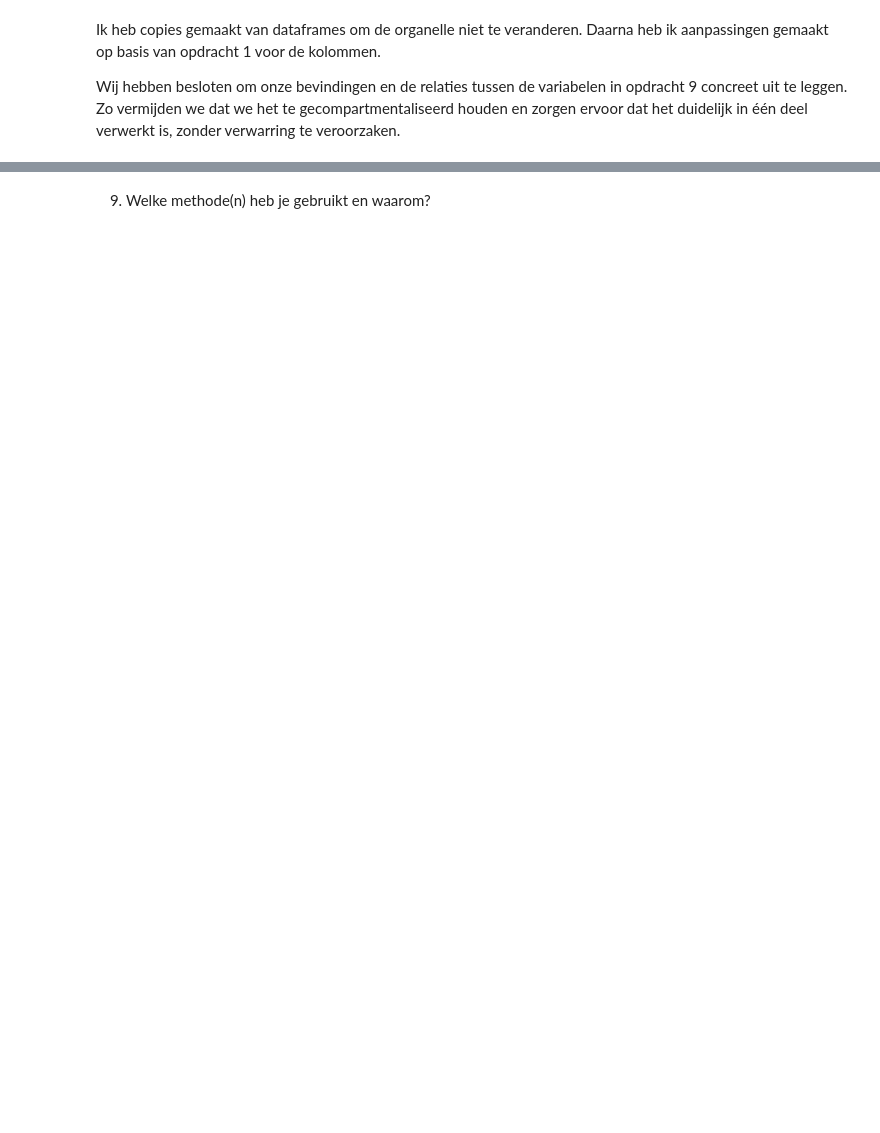
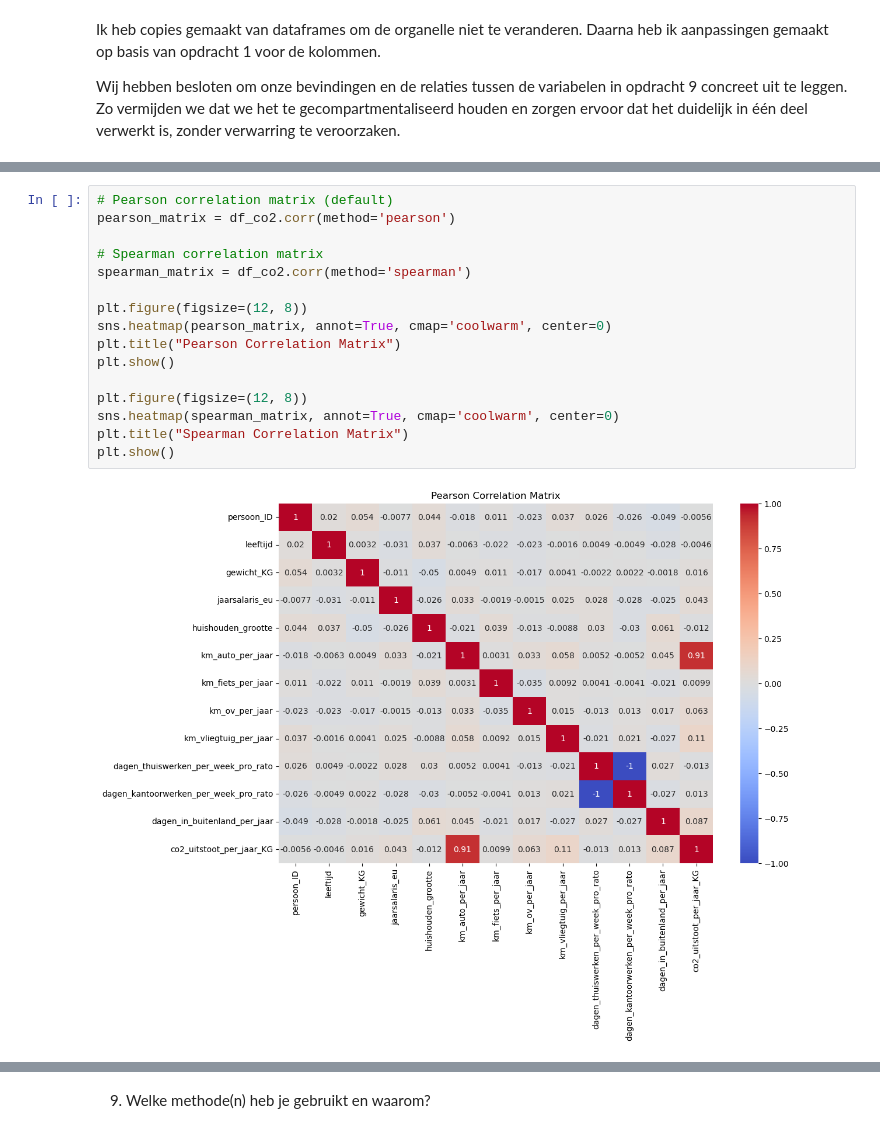
Before and after one commit to 24087068/wiskunde_porfolio, a Jupyter notebook: portfolio Ruben.ipynb, the cells around one changed output, grey strips where cells are left out. Drawn from its saved outputs; the diff is of its cells as text; blank space fills up the shorter version.

```diff
--- a/portfolio Ruben.ipynb
+++ b/portfolio Ruben.ipynb
@@ -405,0 +343,18 @@ p-waarde: 0.2938
+# %%
+# Pearson correlation matrix (default)
+pearson_matrix = df_co2.corr(method='pearson')
+
+# Spearman correlation matrix
+spearman_matrix = df_co2.corr(method='spearman')
+
+plt.figure(figsize=(12, 8))
+sns.heatmap(pearson_matrix, annot=True, cmap='coolwarm', center=0)
+plt.title("Pearson Correlation Matrix")
+plt.show()
+
+plt.figure(figsize=(12, 8))
+sns.heatmap(spearman_matrix, annot=True, cmap='coolwarm', center=0)
+plt.title("Spearman Correlation Matrix")
+plt.show()
+# %% [output]
+[figure, added]
```
Also changed, not shown: parts of 29 cells of this notebook, 1 other file.
